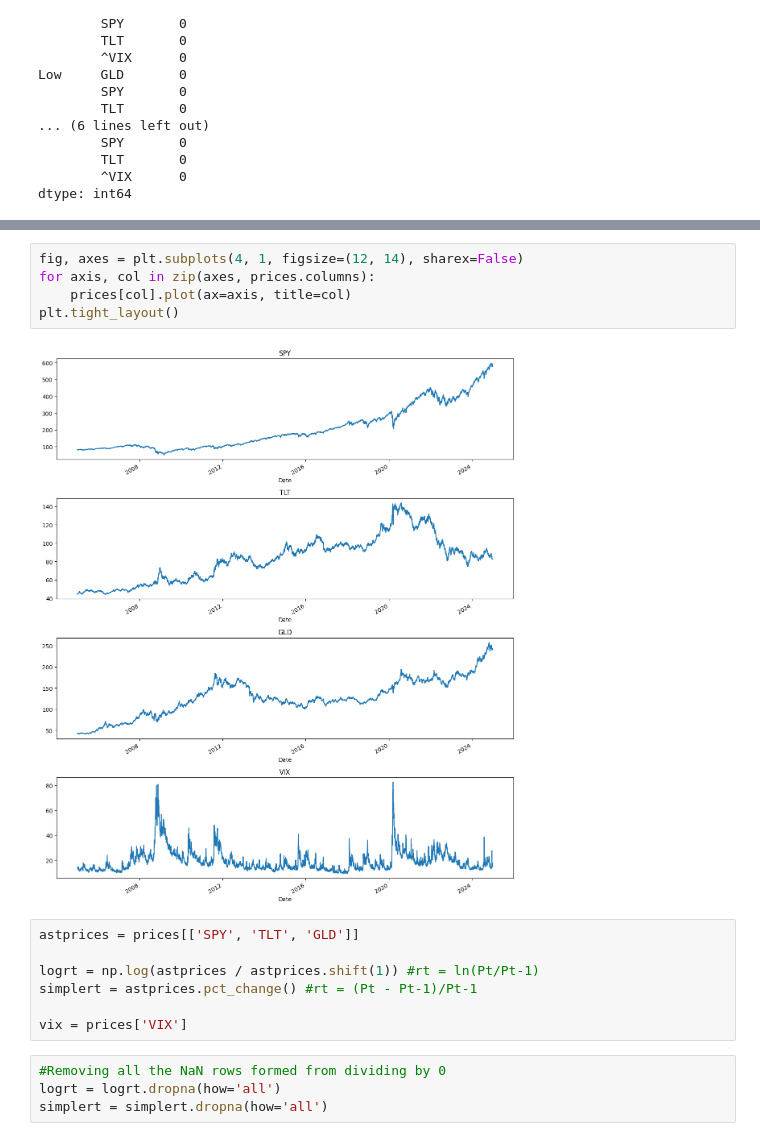
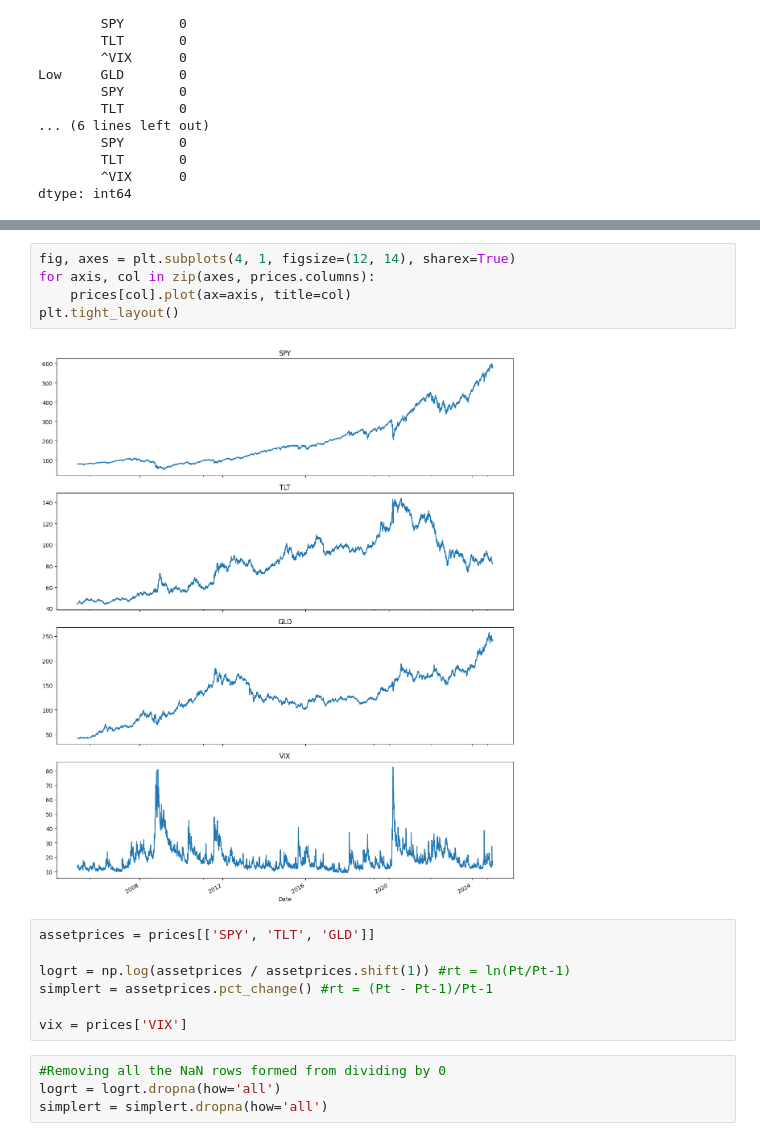
Before and after one commit to sidoreon/regime-shift, a Jupyter notebook: notebooks/datapipeline.ipynb, the cells around one changed output, grey strips where cells are left out. Saved outputs shown, nothing was run; the diff lists cells and outputs as text.

```diff
--- a/notebooks/datapipeline.ipynb
+++ b/notebooks/datapipeline.ipynb
@@ -68,15 +68,15 @@ prices.head()
 # %%
-fig, axes = plt.subplots(4, 1, figsize=(12, 14), sharex=False)
+fig, axes = plt.subplots(4, 1, figsize=(12, 14), sharex=True)
 for axis, col in zip(axes, prices.columns):
     prices[col].plot(ax=axis, title=col)
 plt.tight_layout()
 # %% [output]
-[figure, old version]
+[figure, new version]
 # %%
-astprices = prices[['SPY', 'TLT', 'GLD']]
+assetprices = prices[['SPY', 'TLT', 'GLD']]
 
-logrt = np.log(astprices / astprices.shift(1)) #rt = ln(Pt/Pt-1)
-simplert = astprices.pct_change() #rt = (Pt - Pt-1)/Pt-1
+logrt = np.log(assetprices / assetprices.shift(1)) #rt = ln(Pt/Pt-1)
+simplert = assetprices.pct_change() #rt = (Pt - Pt-1)/Pt-1
 
 vix = prices['VIX']
 # %%
```
Also changed, not shown: parts of 16 cells of this notebook.
